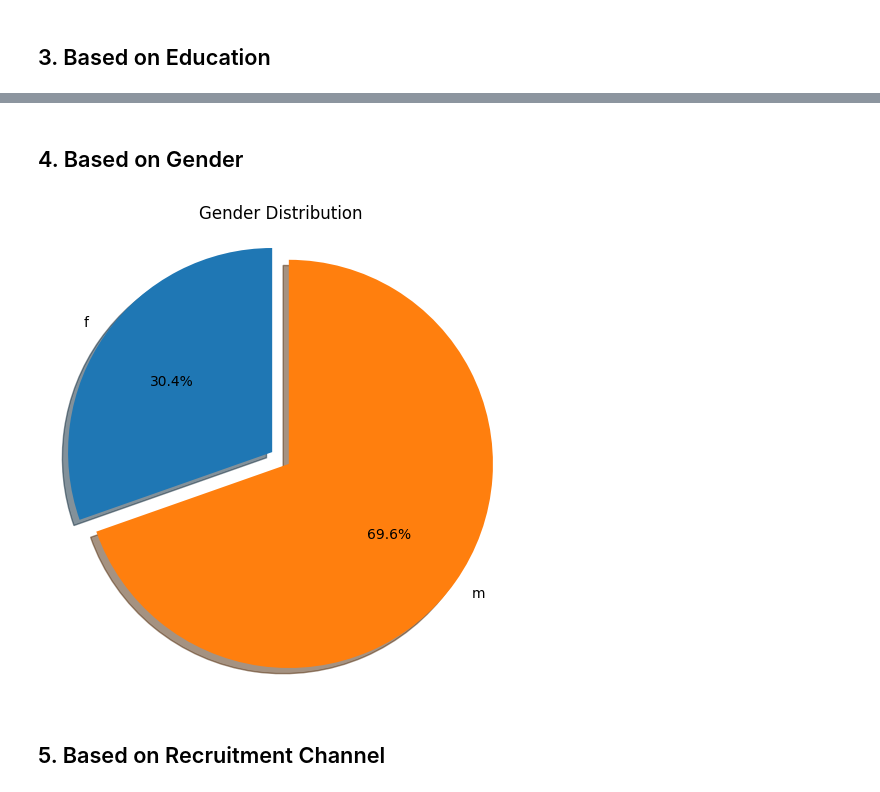
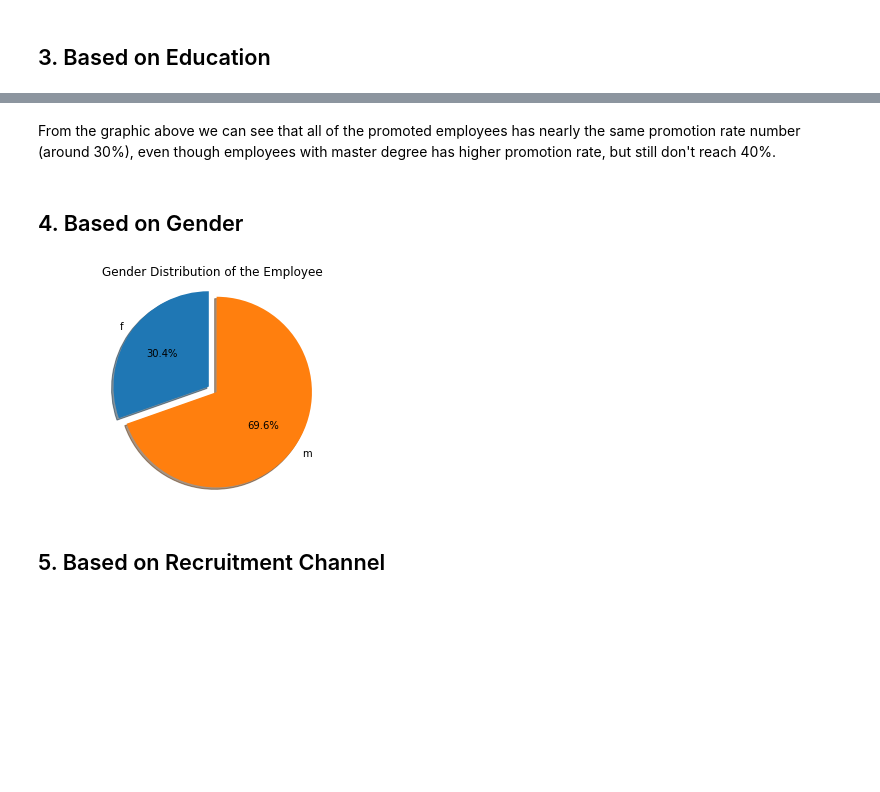
Before and after one commit to gregoriusbay/hr-analysis, a Jupyter notebook: hr-analysis-promotion-rate.ipynb, the cells around one changed output, grey strips where cells are left out. Saved outputs shown, nothing was run; the diff lists cells and outputs as text; code cells hidden in the pictures; blank space fills up the shorter version.

Commit message:
Kaggle Notebook | HR Analysis: Promotion Rate | Version 4

```diff
--- a/hr-analysis-promotion-rate.ipynb
+++ b/hr-analysis-promotion-rate.ipynb
@@ -58,3 +60,4 @@ Now companies can no longer process their data manually, given the large number
 # %%
-train = pd.read_csv('./dataset/train.csv')
-test = pd.read_csv('./dataset/test.csv')
+# Collect train and test data
+train = pd.read_csv('../input/hranalysis/train.csv')
+test = pd.read_csv('../input/hranalysis/test.csv')
@@ -195,3 +166,0 @@ Name: previous_year_rating, Length: 4547, dtype: float64
-# %%
-train['previous_year_rating'].fillna(0, inplace = True)
-train['previous_year_rating'].isnull().sum()
@@ -200,2 +203,6 @@ train['previous_year_rating'].isnull().sum()
+# %%
+# Fill the values of 'previous_year_rating' column with '0'
+# When the 'length_of_service' column is '1'
+train.loc[train['length_of_service'] == 1, 'previous_year_rating'] = 0
 # %% [markdown]
 We fill the null 'previous_year_rating' with 0 because we can see that all of the null data has 'length_of_service' with 1, so we can argue that the employees are the new employee, haven't there for a year yet.
@@ -371,17 +436,28 @@ plt.show()
+# %% [markdown]
+From the graphic above we can see that all of the promoted employees has nearly the same promotion rate number (around 30%), even though employees with master degree has higher promotion rate, but still don't reach 40%.
 # %% [markdown]
 ## 4. Based on Gender
 # %%
+# Labelling the chart based on the dataframe
 labels = 'f','m'
+
+# Input the data into the chart
 sizes = list(train.groupby('gender')['gender'].count())
-explode=(0.1,0)
+
+# Create a shadowing effect
+explode = (0.1,0)
+
+# Plotting the chart
 fig1, ax1 = plt.subplots()
 ax1.pie(sizes,explode=explode,labels=labels, autopct='%1.1f%%',
         shadow=True, startangle=90)
 ax1.axis('equal')
-plt.title("Gender Distribution")
+
+# Naming the chart
+plt.title("Gender Distribution of the Employee")
 plt.show()
 # %% [output]
-[figure, old version]
+[figure, new version]
 # %% [markdown]
 ## 5. Based on Recruitment Channel
 # %%
```
Also changed, not shown: parts of 135 cells of this notebook.
